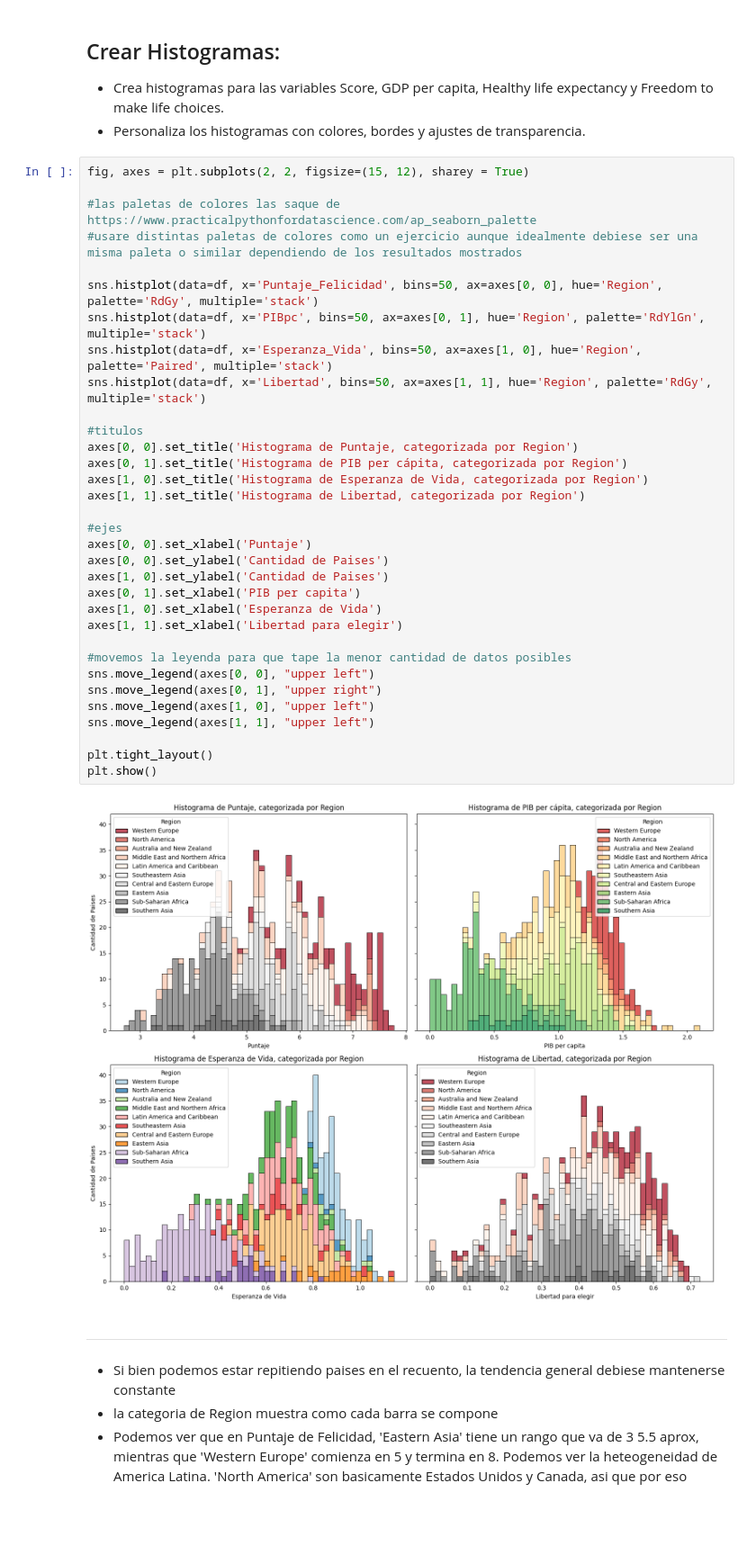
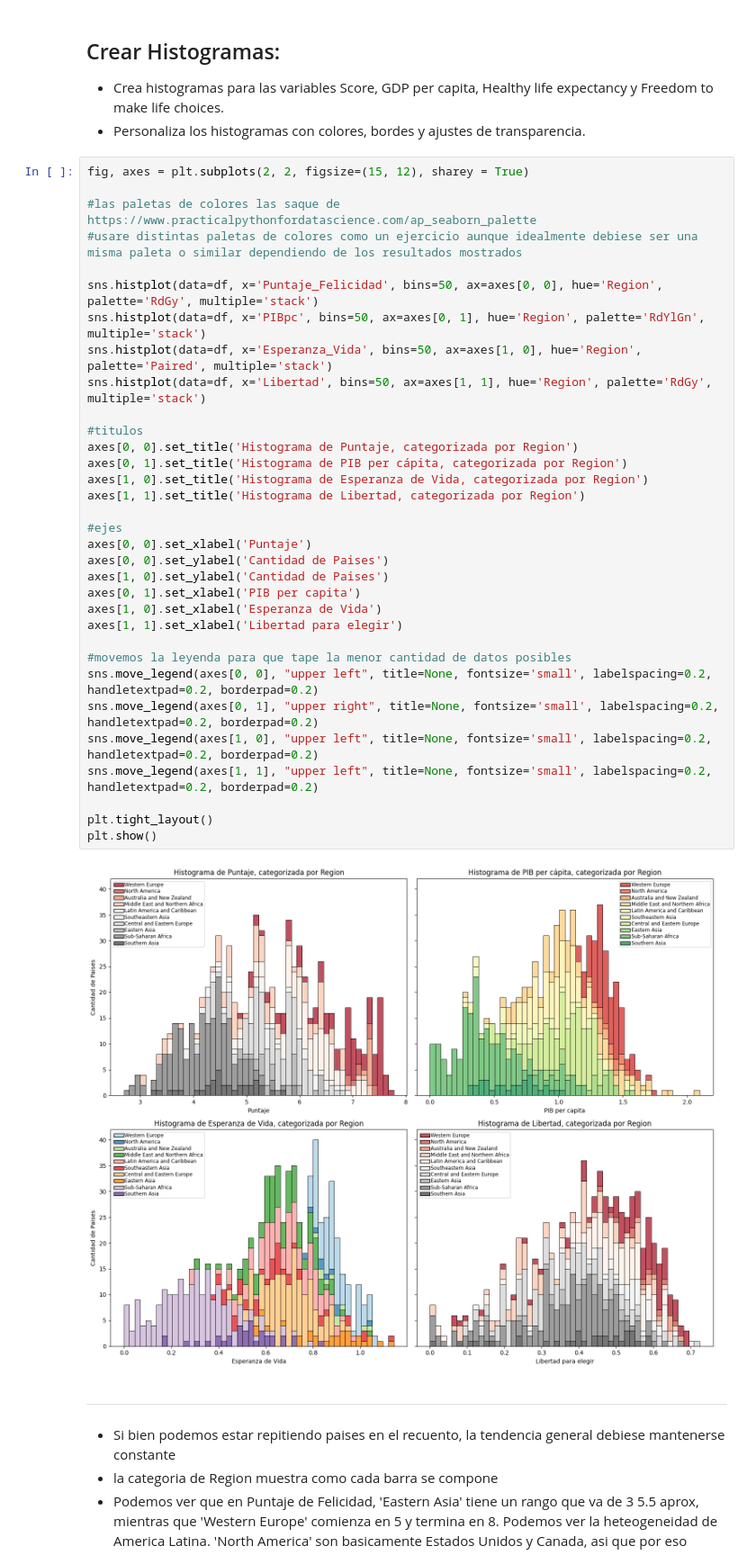
Before and after one commit to jrcantero/Bootcamp-Data-Science, a Jupyter notebook: Tareas/CoreHistogramaBoxplot.ipynb, the cells around one changed output. Shown at 90% size. Saved outputs shown, nothing was run; the diff lists cells and outputs as text; blank space fills up the shorter version.

```diff
--- a/Tareas/CoreHistogramaBoxplot.ipynb
+++ b/Tareas/CoreHistogramaBoxplot.ipynb
@@ -364,38 +364,38 @@ Index(['Pais', 'Region', 'Ranking', 'Puntaje_Felicidad', 'PIBpc',
 # %%
 fig, axes = plt.subplots(2, 2, figsize=(15, 12), sharey = True)
 
 #las paletas de colores las saque de https://www.practicalpythonfordatascience.com/ap_seaborn_palette
 #usare distintas paletas de colores como un ejercicio aunque idealmente debiese ser una misma paleta o similar dependiendo de los resultados mostrados
 
 sns.histplot(data=df, x='Puntaje_Felicidad', bins=50, ax=axes[0, 0], hue='Region', palette='RdGy', multiple='stack')
 sns.histplot(data=df, x='PIBpc', bins=50, ax=axes[0, 1], hue='Region', palette='RdYlGn', multiple='stack')
 sns.histplot(data=df, x='Esperanza_Vida', bins=50, ax=axes[1, 0], hue='Region', palette='Paired', multiple='stack')
 sns.histplot(data=df, x='Libertad', bins=50, ax=axes[1, 1], hue='Region', palette='RdGy', multiple='stack')
 
 #titulos
 axes[0, 0].set_title('Histograma de Puntaje, categorizada por Region')
 axes[0, 1].set_title('Histograma de PIB per cápita, categorizada por Region')
 axes[1, 0].set_title('Histograma de Esperanza de Vida, categorizada por Region')
 axes[1, 1].set_title('Histograma de Libertad, categorizada por Region')
 
 #ejes
 axes[0, 0].set_xlabel('Puntaje')
 axes[0, 0].set_ylabel('Cantidad de Paises')
 axes[1, 0].set_ylabel('Cantidad de Paises')
 axes[0, 1].set_xlabel('PIB per capita')
 axes[1, 0].set_xlabel('Esperanza de Vida')
 axes[1, 1].set_xlabel('Libertad para elegir')
 
 #movemos la leyenda para que tape la menor cantidad de datos posibles
-sns.move_legend(axes[0, 0], "upper left")
-sns.move_legend(axes[0, 1], "upper right")
-sns.move_legend(axes[1, 0], "upper left")
-sns.move_legend(axes[1, 1], "upper left")
+sns.move_legend(axes[0, 0], "upper left", title=None, fontsize='small', labelspacing=0.2, handletextpad=0.2, borderpad=0.2)
+sns.move_legend(axes[0, 1], "upper right", title=None, fontsize='small', labelspacing=0.2, handletextpad=0.2, borderpad=0.2)
+sns.move_legend(axes[1, 0], "upper left", title=None, fontsize='small', labelspacing=0.2, handletextpad=0.2, borderpad=0.2)
+sns.move_legend(axes[1, 1], "upper left", title=None, fontsize='small', labelspacing=0.2, handletextpad=0.2, borderpad=0.2)
 
 plt.tight_layout()
 plt.show()
 # %% [output]
-[figure, old version]
+[figure, new version]
 # %% [markdown]
 ---
 * Si bien podemos estar repitiendo paises en el recuento, la tendencia general debiese mantenerse constante
```
Also changed, not shown: parts of 2 cells of this notebook, 39 other files.
